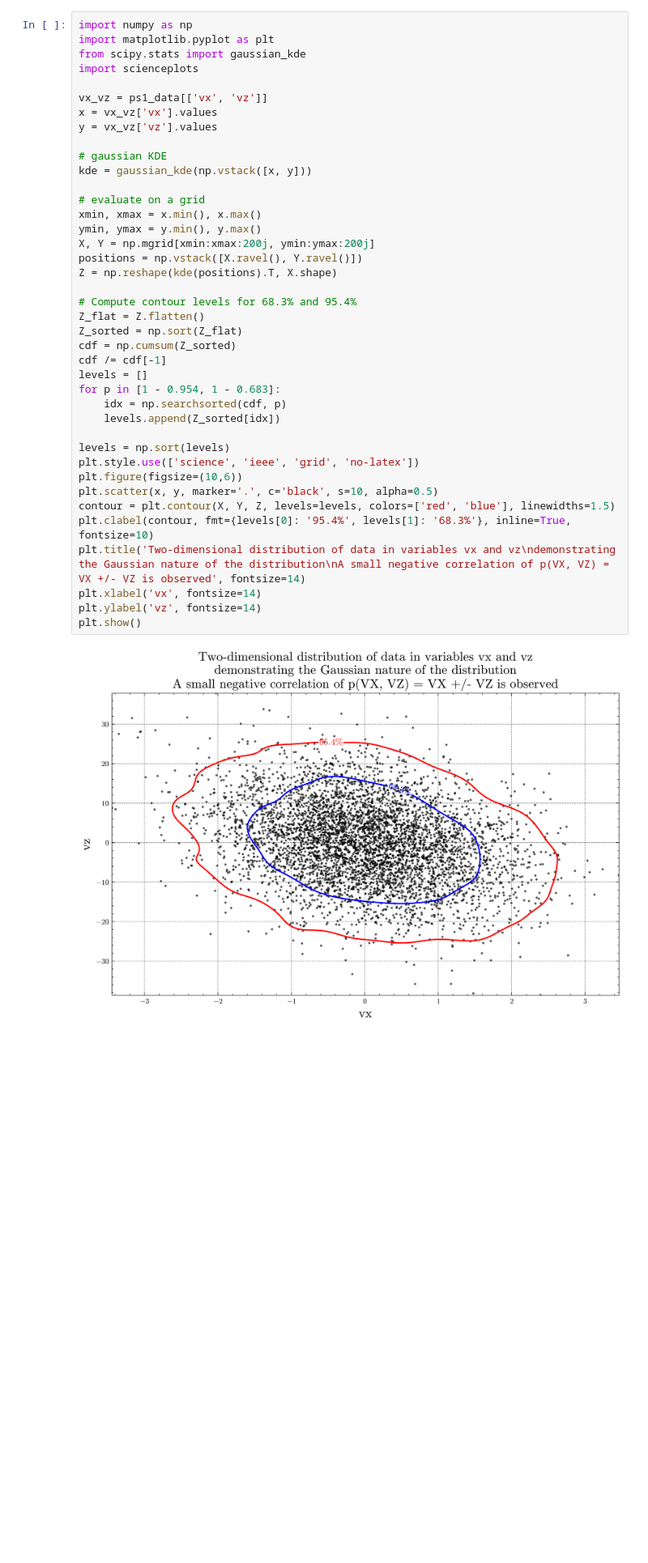
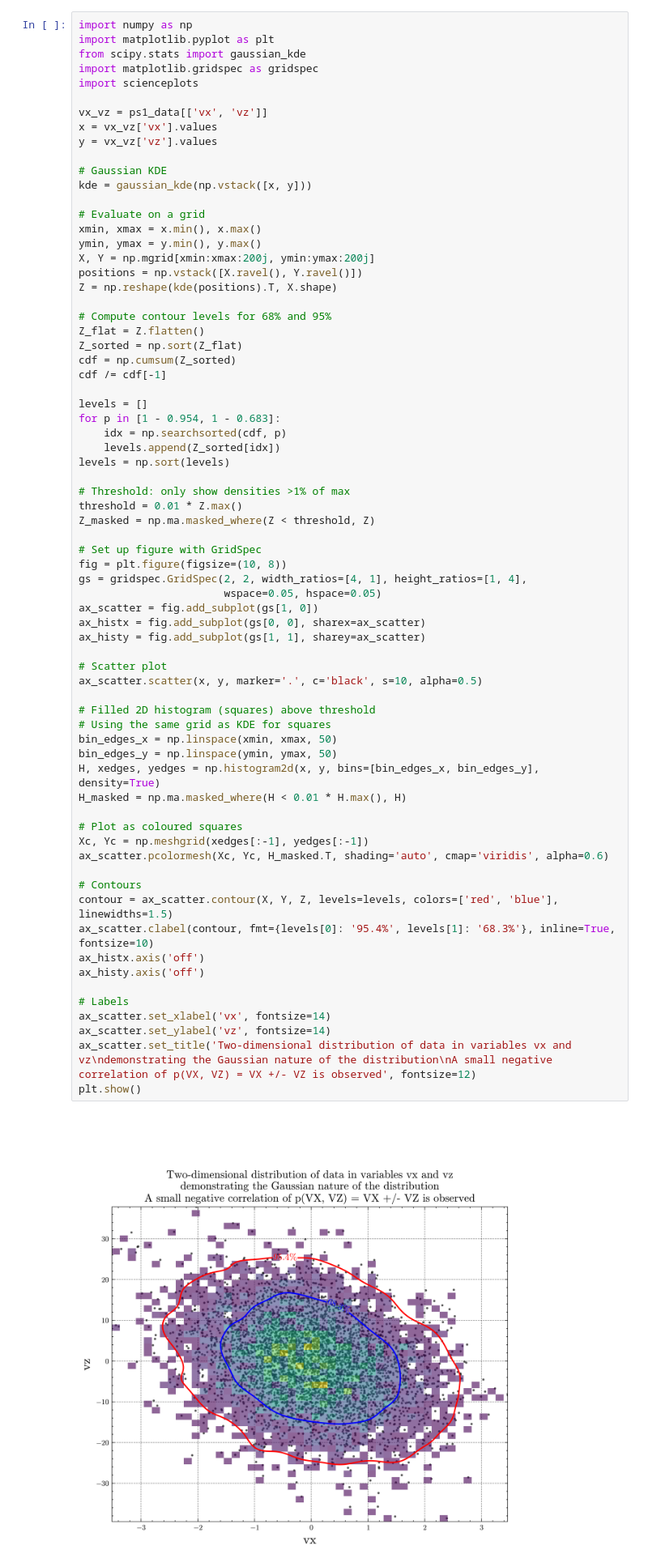
Before and after one commit to barongracias/s1-statistics, a Jupyter notebook: problem-sheets/ps1.ipynb, the cells around one changed output. Shown at 81% size. Cells and saved outputs as stored; diff of their text form; blank space fills up the shorter version.

```diff
--- a/problem-sheets/ps1.ipynb
+++ b/problem-sheets/ps1.ipynb
@@ -65,45 +65,75 @@ Make a publication quality plot which shows the two-dimensional distribution bet
 # %%
 import numpy as np
 import matplotlib.pyplot as plt
 from scipy.stats import gaussian_kde
+import matplotlib.gridspec as gridspec
 import scienceplots
 
 vx_vz = ps1_data[['vx', 'vz']]
 x = vx_vz['vx'].values
 y = vx_vz['vz'].values
 
-# gaussian KDE
+# Gaussian KDE
 kde = gaussian_kde(np.vstack([x, y]))
 
-# evaluate on a grid
+# Evaluate on a grid
 xmin, xmax = x.min(), x.max()
 ymin, ymax = y.min(), y.max()
 X, Y = np.mgrid[xmin:xmax:200j, ymin:ymax:200j]
 positions = np.vstack([X.ravel(), Y.ravel()])
 Z = np.reshape(kde(positions).T, X.shape)
 
-# Compute contour levels for 68.3% and 95.4%
+# Compute contour levels for 68% and 95%
 Z_flat = Z.flatten()
 Z_sorted = np.sort(Z_flat)
 cdf = np.cumsum(Z_sorted)
 cdf /= cdf[-1]
+
 levels = []
 for p in [1 - 0.954, 1 - 0.683]:
     idx = np.searchsorted(cdf, p)
     levels.append(Z_sorted[idx])
+levels = np.sort(levels)
 
-levels = np.sort(levels)
-plt.style.use(['science', 'ieee', 'grid', 'no-latex'])
-plt.figure(figsize=(10,6))
-plt.scatter(x, y, marker='.', c='black', s=10, alpha=0.5)
-contour = plt.contour(X, Y, Z, levels=levels, colors=['red', 'blue'], linewidths=1.5)
-plt.clabel(contour, fmt={levels[0]: '95.4%', levels[1]: '68.3%'}, inline=True, fontsize=10)
-plt.title('Two-dimensional distribution of data in variables vx and vz\ndemonstrating the Gaussian nature of the distribution\nA small negative correlation of p(VX, VZ) = VX +/- VZ is observed', fontsize=14)
-plt.xlabel('vx', fontsize=14)
-plt.ylabel('vz', fontsize=14)
+# Threshold: only show densities >1% of max
+threshold = 0.01 * Z.max()
+Z_masked = np.ma.masked_where(Z < threshold, Z)
+
+# Set up figure with GridSpec
+fig = plt.figure(figsize=(10, 8))
+gs = gridspec.GridSpec(2, 2, width_ratios=[4, 1], height_ratios=[1, 4],
+                       wspace=0.05, hspace=0.05)
+ax_scatter = fig.add_subplot(gs[1, 0])
+ax_histx = fig.add_subplot(gs[0, 0], sharex=ax_scatter)
+ax_histy = fig.add_subplot(gs[1, 1], sharey=ax_scatter)
+
+# Scatter plot
+ax_scatter.scatter(x, y, marker='.', c='black', s=10, alpha=0.5)
+
+# Filled 2D histogram (squares) above threshold
+# Using the same grid as KDE for squares
+bin_edges_x = np.linspace(xmin, xmax, 50)
+bin_edges_y = np.linspace(ymin, ymax, 50)
+H, xedges, yedges = np.histogram2d(x, y, bins=[bin_edges_x, bin_edges_y], density=True)
+H_masked = np.ma.masked_where(H < 0.01 * H.max(), H)
+
+# Plot as coloured squares
+Xc, Yc = np.meshgrid(xedges[:-1], yedges[:-1])
+ax_scatter.pcolormesh(Xc, Yc, H_masked.T, shading='auto', cmap='viridis', alpha=0.6)
+
+# Contours
+contour = ax_scatter.contour(X, Y, Z, levels=levels, colors=['red', 'blue'], linewidths=1.5)
+ax_scatter.clabel(contour, fmt={levels[0]: '95.4%', levels[1]: '68.3%'}, inline=True, fontsize=10)
+ax_histx.axis('off')
+ax_histy.axis('off')
+
+# Labels
+ax_scatter.set_xlabel('vx', fontsize=14)
+ax_scatter.set_ylabel('vz', fontsize=14)
+ax_scatter.set_title('Two-dimensional distribution of data in variables vx and vz\ndemonstrating the Gaussian nature of the distribution\nA small negative correlation of p(VX, VZ) = VX +/- VZ is observed', fontsize=12)
 plt.show()
 # %% [output]
-[figure, old version]
+[figure, new version]
 # %% [markdown]
 #### 1(c)
 Compute the correlation and covariance matrices between all variables in the dataset.
```
Also changed, not shown: parts of 1 cell of this notebook.
